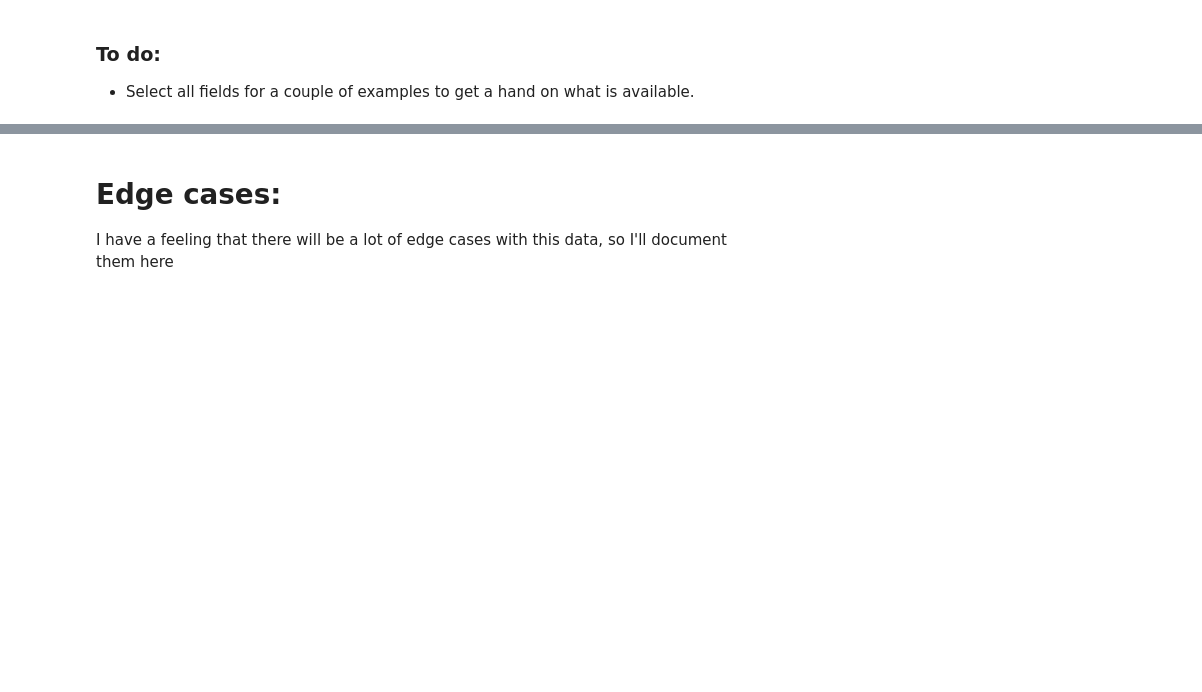
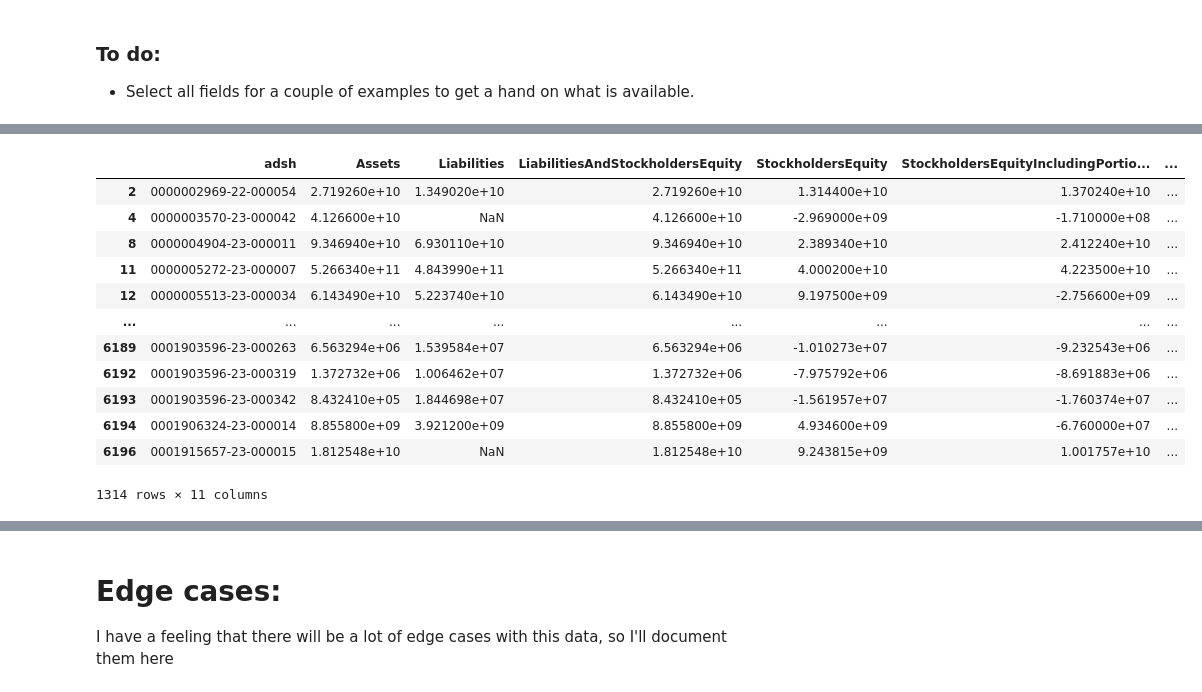
Before and after one commit to lrast/earningsReports, a Jupyter notebook: 0.0.1-data-cleaning.ipynb, the cells around one changed output, grey strips where cells are left out. Cells and saved outputs as stored; diff of their text form; code cells hidden in the pictures; blank space fills up the shorter version.

```diff
--- a/0.0.1-data-cleaning.ipynb
+++ b/0.0.1-data-cleaning.ipynb
@@ -165,0 +356,16 @@ get_entries(2022, ['CommonStockMember'])
+# %%
+bothEquity[ bothEquity.	StockholdersEquity != bothEquity.StockholdersEquityIncludingPortionAttributableToNoncontrollingInterest]
+# %% [output]
+|  | adsh | Assets | Liabilities | LiabilitiesAndStockholdersEquity | StockholdersEquity | StockholdersEquityIncludingPortio... | ... |
+| 2 | 0000002969-22-000054 | 2.719260e+10 | 1.349020e+10 | 2.719260e+10 | 1.314400e+10 | 1.370240e+10 | ... |
+| 4 | 0000003570-23-000042 | 4.126600e+10 | NaN | 4.126600e+10 | -2.969000e+09 | -1.710000e+08 | ... |
+| 8 | 0000004904-23-000011 | 9.346940e+10 | 6.930110e+10 | 9.346940e+10 | 2.389340e+10 | 2.412240e+10 | ... |
+| 11 | 0000005272-23-000007 | 5.266340e+11 | 4.843990e+11 | 5.266340e+11 | 4.000200e+10 | 4.223500e+10 | ... |
+| 12 | 0000005513-23-000034 | 6.143490e+10 | 5.223740e+10 | 6.143490e+10 | 9.197500e+09 | -2.756600e+09 | ... |
+| ... | ... | ... | ... | ... | ... | ... | ... |
+| 6189 | 0001903596-23-000263 | 6.563294e+06 | 1.539584e+07 | 6.563294e+06 | -1.010273e+07 | -9.232543e+06 | ... |
+| 6192 | 0001903596-23-000319 | 1.372732e+06 | 1.006462e+07 | 1.372732e+06 | -7.975792e+06 | -8.691883e+06 | ... |
+| 6193 | 0001903596-23-000342 | 8.432410e+05 | 1.844698e+07 | 8.432410e+05 | -1.561957e+07 | -1.760374e+07 | ... |
+| 6194 | 0001906324-23-000014 | 8.855800e+09 | 3.921200e+09 | 8.855800e+09 | 4.934600e+09 | -6.760000e+07 | ... |
+| 6196 | 0001915657-23-000015 | 1.812548e+10 | NaN | 1.812548e+10 | 9.243815e+09 | 1.001757e+10 | ... |
+1314 rows × 11 columns
```
Also changed, not shown: parts of 38 cells of this notebook, 5 other files.
